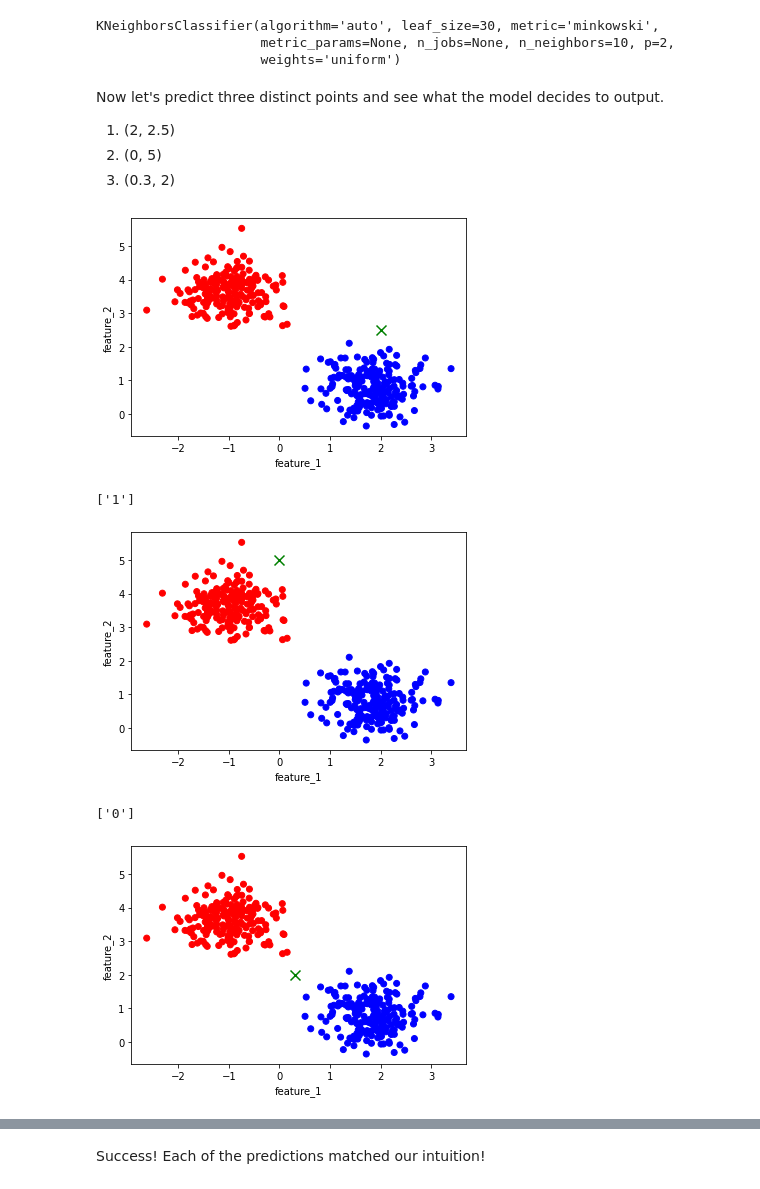
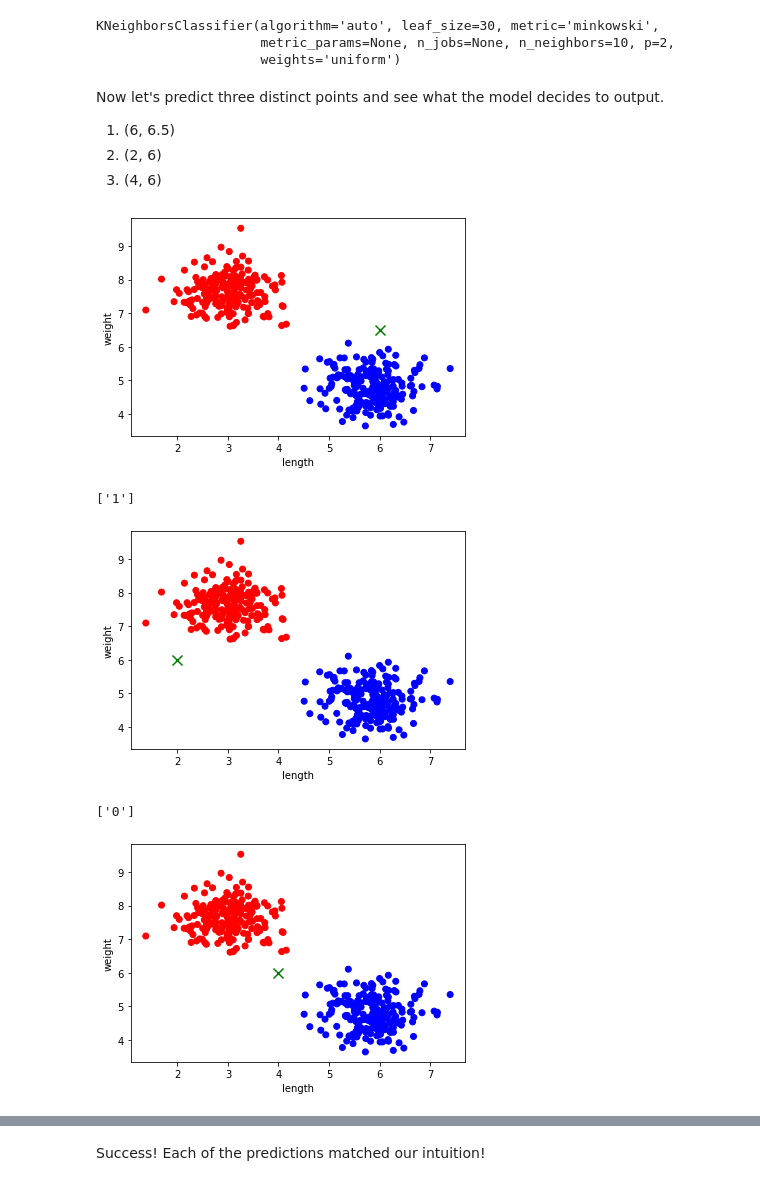
Before and after one commit to ishaandey/node, a Jupyter notebook: week-7/workshop/knn_key.ipynb, the cells around one changed output, grey strips where cells are left out. Drawn from its saved outputs; the diff is of its cells as text; code cells hidden in the pictures.

```diff
--- a/week-7/workshop/knn_key.ipynb
+++ b/week-7/workshop/knn_key.ipynb
@@ -29,7 +29,7 @@ To start things off, we'll be creating a dataset with 400 total points clustered
 Using make_blobs(), we can also set the number of features each data point will have. We'll set the number of features to 2 so we can plot the features easily.
 # %%
 points, labels = make_blobs(n_samples=400, centers=2, n_features=2,
-                            cluster_std=.5, center_box=(-4,4), random_state=42)
+                            cluster_std=.5, center_box=(0,8), random_state=42)
 # %%
 points[:10]
 # %% [output]
@@ -52,7 +52,7 @@ We now already have the data split into X and y sets, which is perfect for the t
 
 However, we may want to create a dataframe from these numpy arrays to be able to visualize what the data actually looks like.
 # %%
-data = pd.DataFrame(points, columns=["feature_1","feature_2"])
+data = pd.DataFrame(points, columns=["length","weight"])
 data['target'] = labels.astype(str)
 # %%
 data.head(10)
@@ -95,7 +98,7 @@ KNeighborsClassifier(algorithm='auto', leaf_size=30, metric='minkowski',
 # %% [markdown]
 Now let's predict three distinct points and see what the model decides to output.
 
-1. (2, 2.5)
-2. (0, 5)
-3. (0.3, 2)
+1. (6, 6.5)
+2. (2, 6)
+3. (4, 6)
 # %%
@@ -108,37 +111,37 @@ import matplotlib.pyplot as plt
 LABEL_COLOR_MAP = {0:'r',1:'b'}
 label_color = [LABEL_COLOR_MAP[l] for l in labels]
 # %%
-plt.scatter(x=data['feature_1'],y=data['feature_2'],c=label_color)
-plt.xlabel('feature_1')
-plt.ylabel('feature_2')
-plt.scatter(x=2,y=2.5,marker="x",c="g",s=100)
+plt.scatter(x=data['length'],y=data['weight'],c=label_color)
+plt.xlabel('length')
+plt.ylabel('weight')
+plt.scatter(x=6,y=6.5,marker="x",c="g",s=100)
 plt.show()
 # %% [output]
-[figure, old version]
+[figure, new version]
 # %%
 print(y_pred1)
 # %% [output]
 ['1']
 # %%
-plt.scatter(x=data['feature_1'],y=data['feature_2'],c=label_color)
-plt.xlabel('feature_1')
-plt.ylabel('feature_2')
-plt.scatter(x=0,y=5,marker="x",c="g",s=100)
+plt.scatter(x=data['length'],y=data['weight'],c=label_color)
+plt.xlabel('length')
+plt.ylabel('weight')
+plt.scatter(x=2,y=6,marker="x",c="g",s=100)
 plt.show()
 # %% [output]
-[figure, old version]
+[figure, new version]
 # %%
 print(y_pred2)
 # %% [output]
 ['0']
 # %%
-plt.scatter(x=data['feature_1'],y=data['feature_2'],c=label_color)
-plt.xlabel('feature_1')
-plt.ylabel('feature_2')
-plt.scatter(x=0.3,y=2,marker="x",c="g",s=100)
+plt.scatter(x=data['length'],y=data['weight'],c=label_color)
+plt.xlabel('length')
+plt.ylabel('weight')
+plt.scatter(x=4,y=6,marker="x",c="g",s=100)
 plt.show()
 # %% [output]
-[figure, old version]
+[figure, new version]
 # %%
 print(y_pred3)
 # %% [output]
```
Also changed, not shown: parts of 8 cells of this notebook, 4 other files.
